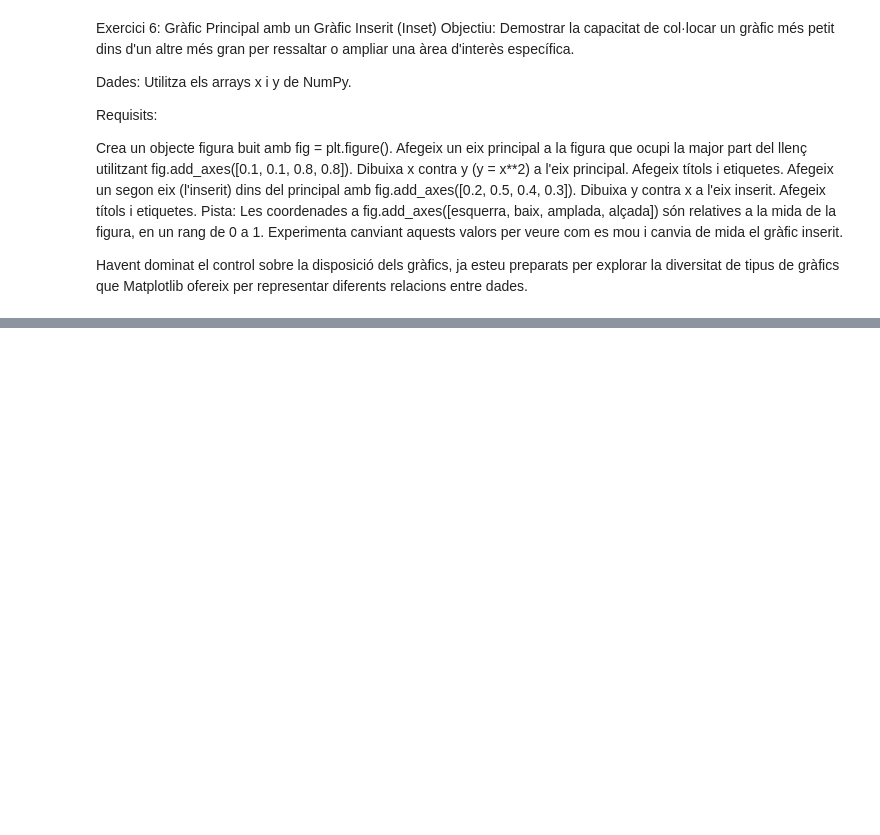
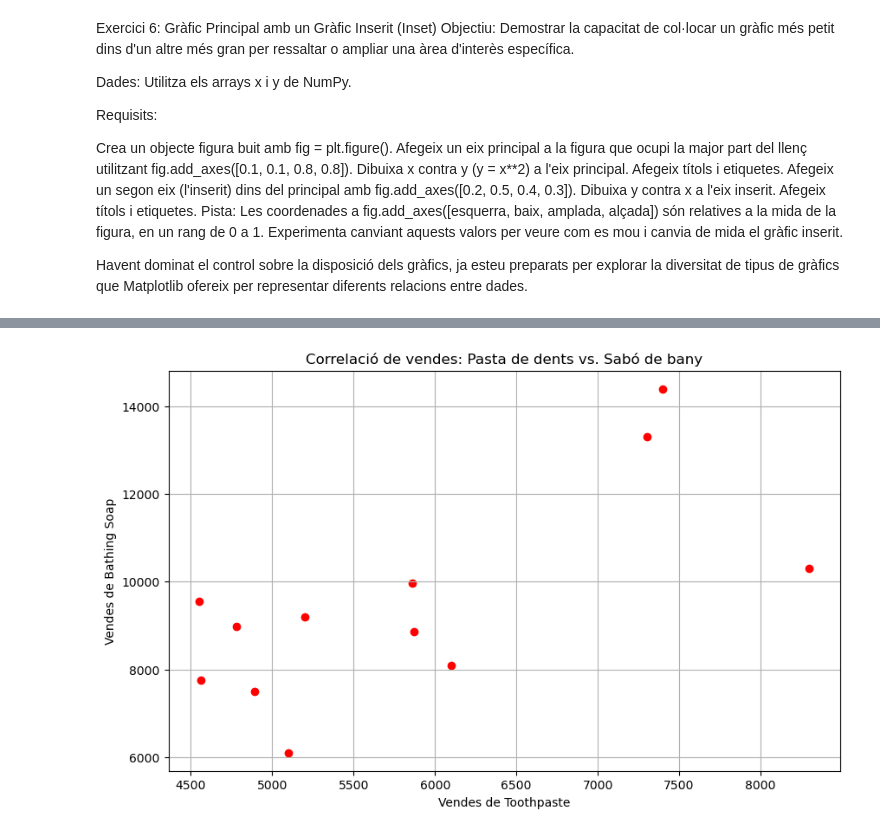
Before and after one commit to ManuelMF/College, a Jupyter notebook: SBD/Tema01/Tareas/Tarea05 Matplotlib/Matplotlib.ipynb, the cells around one changed output, grey strips where cells are left out. Cells and saved outputs as stored; diff of their text form; code cells hidden in the pictures; blank space fills up the shorter version.

```diff
--- a/SBD/Tema01/Tareas/Tarea05 Matplotlib/Matplotlib.ipynb
+++ b/SBD/Tema01/Tareas/Tarea05 Matplotlib/Matplotlib.ipynb
@@ -234,0 +251,15 @@ ax_inserit.set_ylabel("Y")
+# %%
+fig, ax = plt.subplots(figsize=(10, 6))
+
+x = df.toothpaste
+y = df.bathingsoap
+plt.scatter(x, y, color='r')
+
+plt.xlabel("Vendes de Toothpaste")
+plt.ylabel("Vendes de Bathing Soap")
+
+plt.title("Correlació de vendes: Pasta de dents vs. Sabó de bany")
+
+plt.grid(True)
+# %% [output]
+[figure, added]
```
Also changed, not shown: parts of 2 cells of this notebook.
